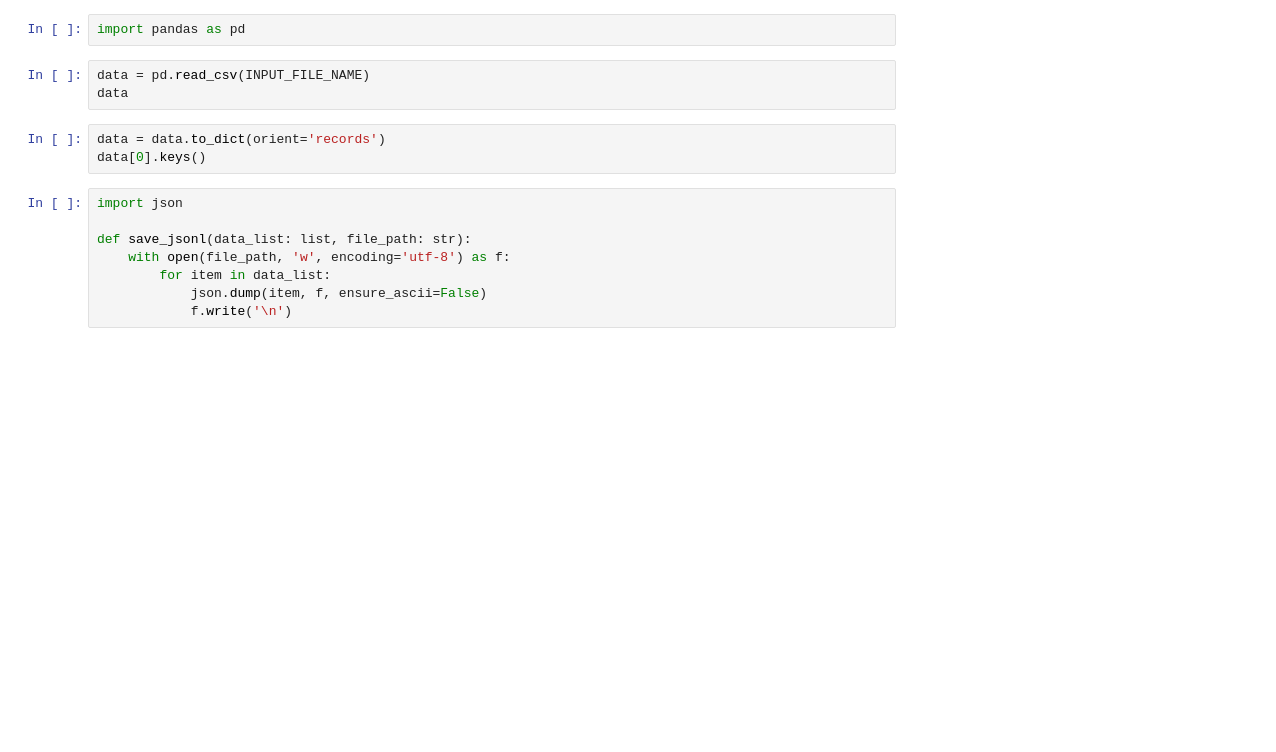
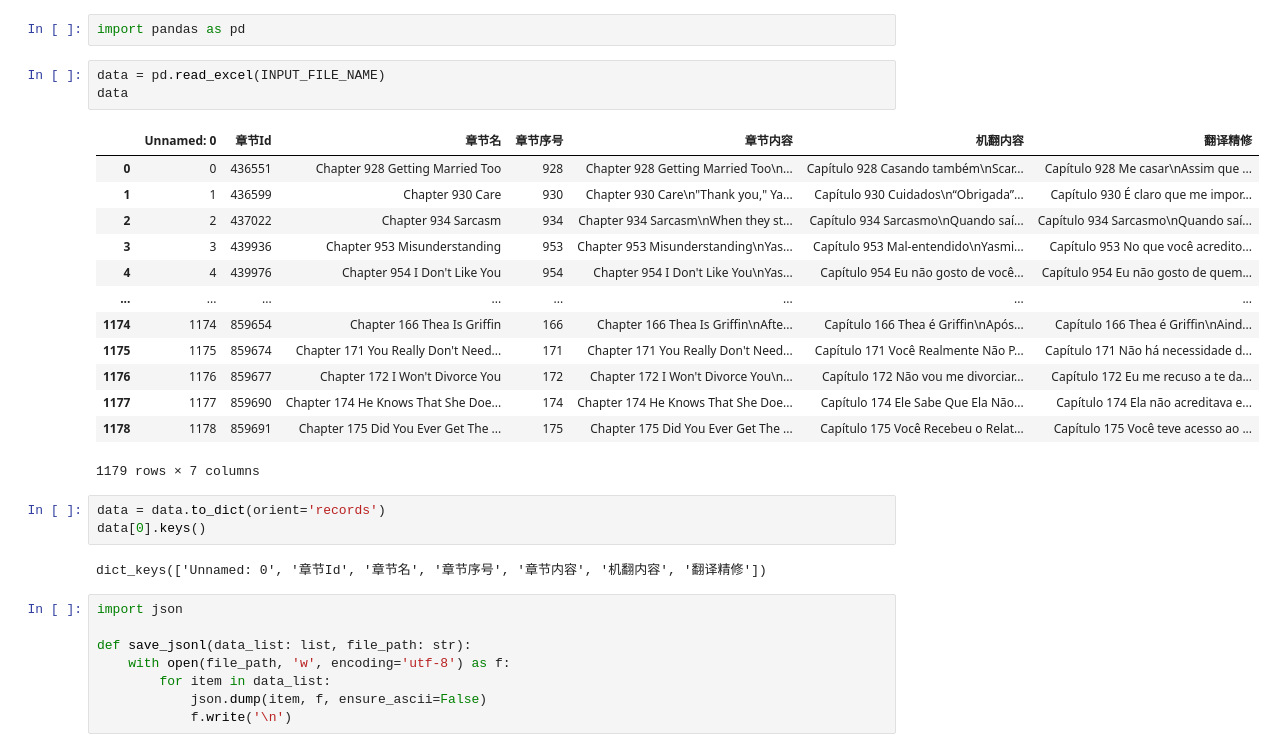
Before and after one commit to vortezwohl/cd-novel-data_process, a Jupyter notebook: pt_download_and_preprocess.ipynb, the cells around one changed output. Saved outputs shown, nothing was run; the diff lists cells and outputs as text; blank space fills up the shorter version.

```diff
--- a/pt_download_and_preprocess.ipynb
+++ b/pt_download_and_preprocess.ipynb
@@ -7,11 +7,27 @@ SHEET_FILE_NAME_STAGE_3 = f'train_dataset/{BASE_NAME} Stage3.jsonl'
 # %%
 import pandas as pd
 # %%
-data = pd.read_csv(INPUT_FILE_NAME)
+data = pd.read_excel(INPUT_FILE_NAME)
 data
+# %% [output]
+|  | Unnamed: 0 | 章节Id | 章节名 | 章节序号 | 章节内容 | 机翻内容 | 翻译精修 |
+| 0 | 0 | 436551 | Chapter 928 Getting Married Too | 928 | Chapter 928 Getting Married Too\n... | Capítulo 928 Casando também\nScar... | Capítulo 928 Me casar\nAssim que ... |
+| 1 | 1 | 436599 | Chapter 930 Care | 930 | Chapter 930 Care\n"Thank you," Ya... | Capítulo 930 Cuidados\n“Obrigada”... | Capítulo 930 É claro que me impor... |
+| 2 | 2 | 437022 | Chapter 934 Sarcasm | 934 | Chapter 934 Sarcasm\nWhen they st... | Capítulo 934 Sarcasmo\nQuando saí... | Capítulo 934 Sarcasmo\nQuando saí... |
+| 3 | 3 | 439936 | Chapter 953 Misunderstanding | 953 | Chapter 953 Misunderstanding\nYas... | Capítulo 953 Mal-entendido\nYasmi... | Capítulo 953 No que você acredito... |
+| 4 | 4 | 439976 | Chapter 954 I Don't Like You | 954 | Chapter 954 I Don't Like You\nYas... | Capítulo 954 Eu não gosto de você... | Capítulo 954 Eu não gosto de quem... |
+| ... | ... | ... | ... | ... | ... | ... | ... |
+| 1174 | 1174 | 859654 | Chapter 166 Thea Is Griffin | 166 | Chapter 166 Thea Is Griffin\nAfte... | Capítulo 166 Thea é Griffin\nApós... | Capítulo 166 Thea é Griffin\nAind... |
+| 1175 | 1175 | 859674 | Chapter 171 You Really Don't Need... | 171 | Chapter 171 You Really Don't Need... | Capítulo 171 Você Realmente Não P... | Capítulo 171 Não há necessidade d... |
+| 1176 | 1176 | 859677 | Chapter 172 I Won't Divorce You | 172 | Chapter 172 I Won't Divorce You\n... | Capítulo 172 Não vou me divorciar... | Capítulo 172 Eu me recuso a te da... |
+| 1177 | 1177 | 859690 | Chapter 174 He Knows That She Doe... | 174 | Chapter 174 He Knows That She Doe... | Capítulo 174 Ele Sabe Que Ela Não... | Capítulo 174 Ela não acreditava e... |
+| 1178 | 1178 | 859691 | Chapter 175 Did You Ever Get The ... | 175 | Chapter 175 Did You Ever Get The ... | Capítulo 175 Você Recebeu o Relat... | Capítulo 175 Você teve acesso ao ... |
+1179 rows × 7 columns
 # %%
 data = data.to_dict(orient='records')
 data[0].keys()
+# %% [output]
+dict_keys(['Unnamed: 0', '章节Id', '章节名', '章节序号', '章节内容', '机翻内容', '翻译精修'])
 # %%
 import json
 
```
Also changed, not shown: parts of 1 cell of this notebook.
